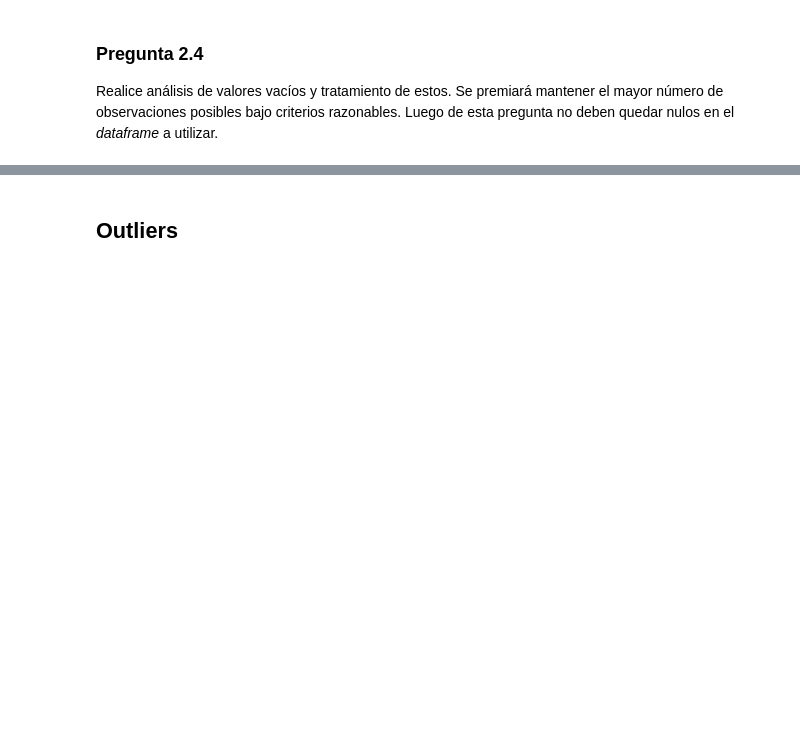
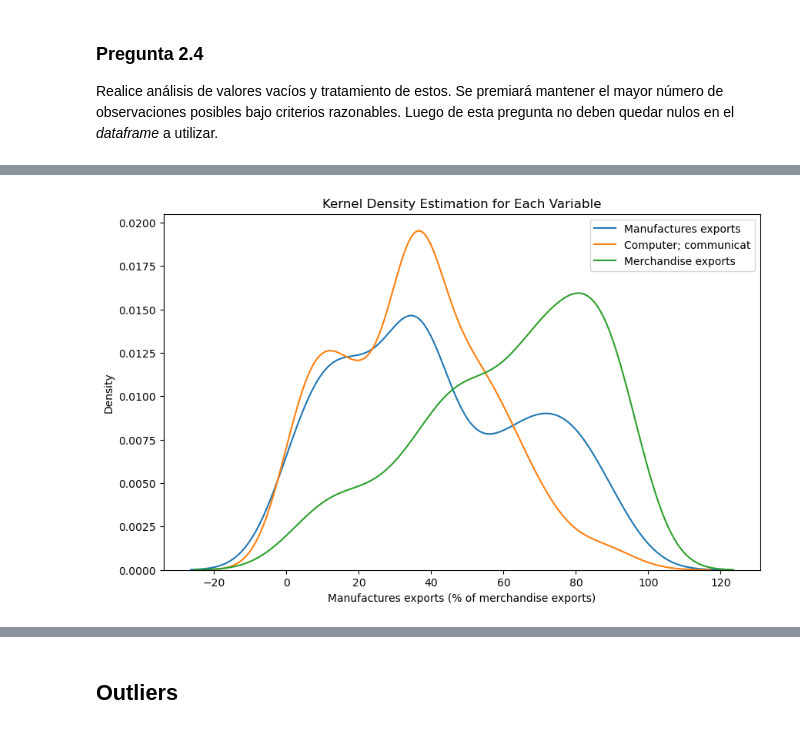
Before and after one commit to raul12101/Tarea-2-Machine-Learning-, a Jupyter notebook: Tarea_2-2-p2.ipynb, the cells around one changed output, grey strips where cells are left out. Saved outputs shown, nothing was run; the diff lists cells and outputs as text; code cells hidden in the pictures; blank space fills up the shorter version.

```diff
--- a/Tarea_2-2-p2.ipynb
+++ b/Tarea_2-2-p2.ipynb
@@ -516,0 +562,13 @@ df[df["Country Name"]=="French Guiana"]
+# %%
+median_vars = ['Agricultural raw materials exports (% of merchandise exports)', 'GDP growth (annual %)',
+                    'Insurance and financial services (% of service exports; BoP)',
+                    'Merchandise exports to low- and middle-income economies in Europe & Central Asia (% of total merchandise exports)',
+                    'Food exports (% of merchandise exports)',
+                    'Exports of goods and services (% of GDP)', "Fuel exports (% of merchandise exports)",
+                    'High-technology exports (% of manufactured exports)', 'ICT service exports (% of service exports; BoP)',
+                    'Ores and metals exports (% of merchandise exports)', 'Transport services (% of commercial service exports)',
+                    'Taxes on exports (% of tax revenue)']
+
+for var in median_vars:
+    median_var = df[var].median()
+    df[var] = df[var].fillna(median_var)
@@ -516,0 +597,14 @@ df[df["Country Name"]=="French Guiana"]
+# %%
+high_variance_vars = ["Manufactures exports (% of merchandise exports)",
+                      "Computer; communications and other services (% of commercial service exports)",
+                     "Merchandise exports to high-income economies (% of total merchandise exports)"]
+
+plt.figure(figsize=(10, 6))
+for column in high_variance_vars:
+    sns.kdeplot(df[column].dropna(), label=f'{column[:20]}')
+
+plt.legend()
+plt.title("Kernel Density Estimation for Each Variable")
+plt.show()
+# %% [output]
+[figure, added]
```
Also changed, not shown: parts of 38 cells of this notebook.
